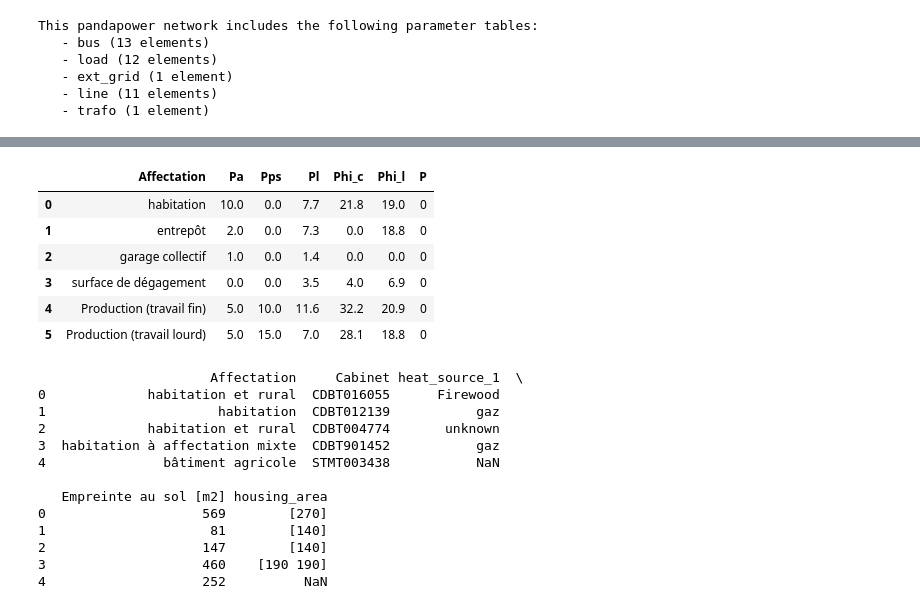
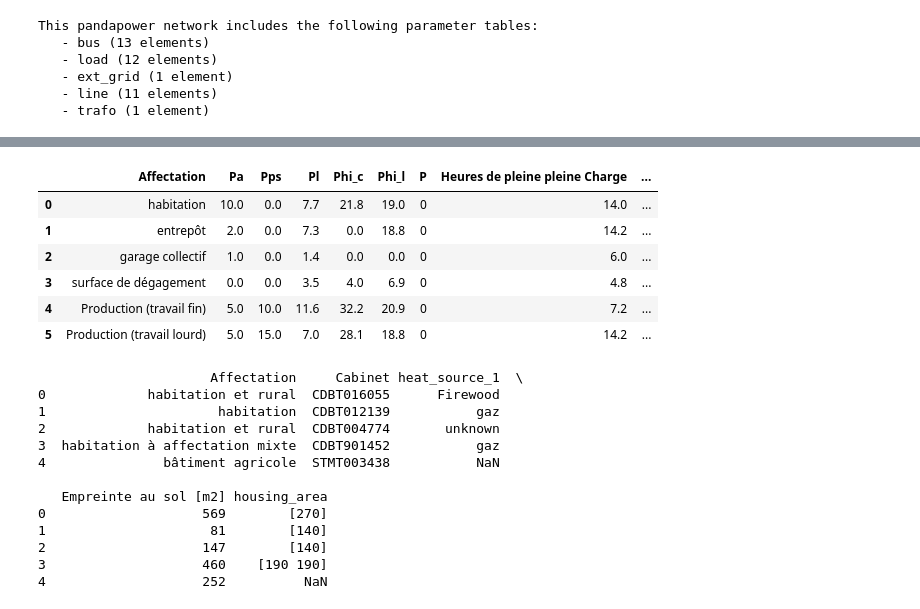
Before and after one commit to karim-bergoug/rhtlab_DKM, a Jupyter notebook: Projet-Groupe1-DKM/main.ipynb, the cells around one changed output, grey strips where cells are left out. Saved outputs shown, nothing was run; the diff lists cells and outputs as text; code cells hidden in the pictures.

Commit message:
Ajout Energie

```diff
--- a/Projet-Groupe1-DKM/main.ipynb
+++ b/Projet-Groupe1-DKM/main.ipynb
@@ -63,33 +63,35 @@ df_habitations.loc[df_habitations["Cabinet"] == "STMT003438"]
 # %%
 # dataframe utilisée plus tard pour le merge
 
 type_conso = {
     "Affectation": [
         "habitation",
         "entrepôt",
         "garage collectif",
         "surface de dégagement",
         "Production (travail fin)",
         "Production (travail lourd)",
     ],
     "Pa": [10.0, 2.0, 1.0, 0, 5.0, 5.0],
     "Pps": [0.0, 0, 0, 0, 10, 15],
     "Pl": [7.7, 7.3, 1.4, 3.5, 11.6, 7.0],
     "Phi_c": [21.8, 0, 0, 4, 32.2, 28.1],
     "Phi_l": [19.0, 18.8, 0, 6.9, 20.9, 18.8],
     "P": [0, 0, 0, 0, 0, 0],
+    "Heures de pleine pleine Charge": [14, 14.2, 6, 4.8, 7.2, 14.2],
+    "Energie annuelle consommée [kWh]": [0, 0, 0, 0, 0, 0],
 }
 df_type_conso = pd.DataFrame(type_conso)
 
 df_type_conso
 # %% [output]
-|  | Affectation | Pa | Pps | Pl | Phi_c | Phi_l | P |
-| 0 | habitation | 10.0 | 0.0 | 7.7 | 21.8 | 19.0 | 0 |
-| 1 | entrepôt | 2.0 | 0.0 | 7.3 | 0.0 | 18.8 | 0 |
-| 2 | garage collectif | 1.0 | 0.0 | 1.4 | 0.0 | 0.0 | 0 |
-| 3 | surface de dégagement | 0.0 | 0.0 | 3.5 | 4.0 | 6.9 | 0 |
-| 4 | Production (travail fin) | 5.0 | 10.0 | 11.6 | 32.2 | 20.9 | 0 |
-| 5 | Production (travail lourd) | 5.0 | 15.0 | 7.0 | 28.1 | 18.8 | 0 |
+|  | Affectation | Pa | Pps | Pl | Phi_c | Phi_l | P | Heures de pleine pleine Charge | ... |
+| 0 | habitation | 10.0 | 0.0 | 7.7 | 21.8 | 19.0 | 0 | 14.0 | ... |
+| 1 | entrepôt | 2.0 | 0.0 | 7.3 | 0.0 | 18.8 | 0 | 14.2 | ... |
+| 2 | garage collectif | 1.0 | 0.0 | 1.4 | 0.0 | 0.0 | 0 | 6.0 | ... |
+| 3 | surface de dégagement | 0.0 | 0.0 | 3.5 | 4.0 | 6.9 | 0 | 4.8 | ... |
+| 4 | Production (travail fin) | 5.0 | 10.0 | 11.6 | 32.2 | 20.9 | 0 | 7.2 | ... |
+| 5 | Production (travail lourd) | 5.0 | 15.0 | 7.0 | 28.1 | 18.8 | 0 | 14.2 | ... |
 # %%
 # création d'une nouvelle dataframe avec uniquement les paramètres à garder
 
```
Also changed, not shown: parts of 1 cell of this notebook.
